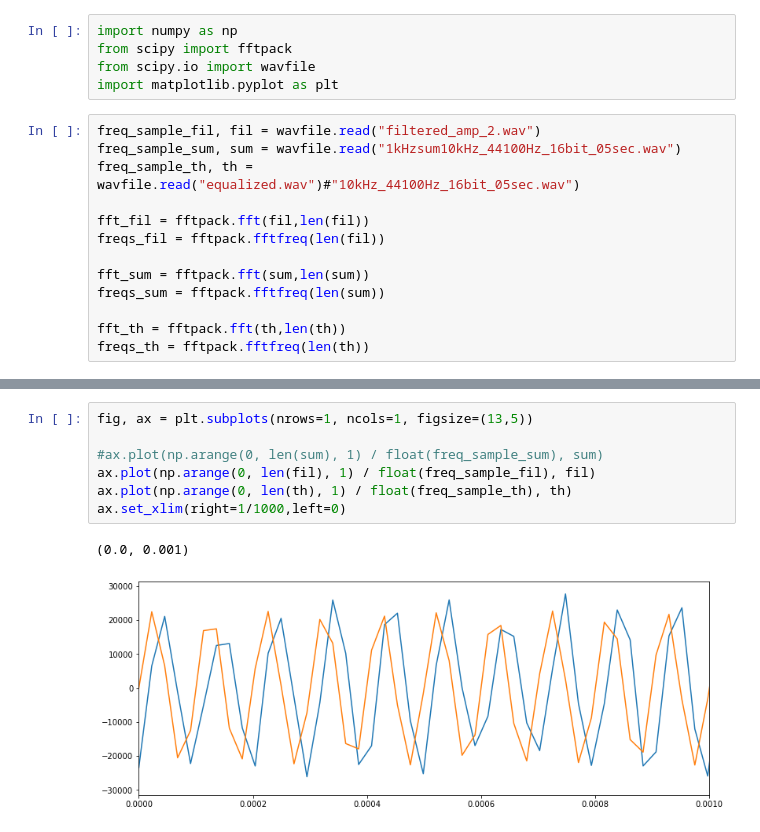
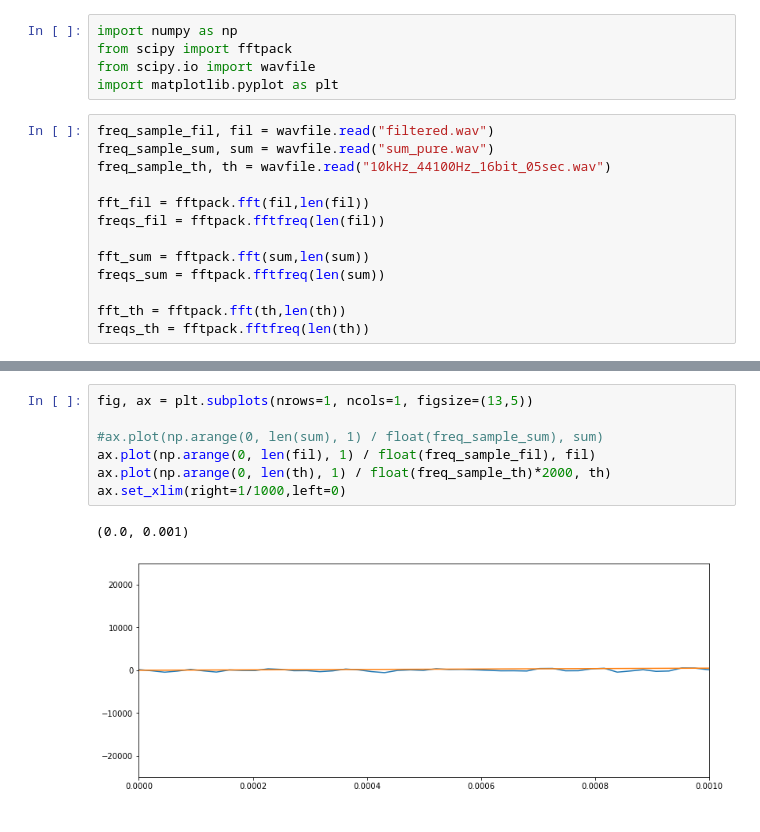
Before and after one commit to GiacomoFrn/MAPD_modA, a Jupyter notebook: tmp.ipynb, the cells around one changed output, grey strips where cells are left out. Drawn from its saved outputs; the diff is of its cells as text.

```diff
--- a/tmp.ipynb
+++ b/tmp.ipynb
@@ -107,9 +107,9 @@ from scipy import fftpack
 from scipy.io import wavfile
 import matplotlib.pyplot as plt
 # %%
-freq_sample_fil, fil = wavfile.read("filtered_amp_2.wav")
-freq_sample_sum, sum = wavfile.read("1kHzsum10kHz_44100Hz_16bit_05sec.wav")
-freq_sample_th, th = wavfile.read("equalized.wav")#"10kHz_44100Hz_16bit_05sec.wav")
+freq_sample_fil, fil = wavfile.read("filtered.wav")
+freq_sample_sum, sum = wavfile.read("sum_pure.wav")
+freq_sample_th, th = wavfile.read("10kHz_44100Hz_16bit_05sec.wav")
 
 fft_fil = fftpack.fft(fil,len(fil))
 freqs_fil = fftpack.fftfreq(len(fil))
@@ -139,10 +139,10 @@ Text(0.5, 1.0, 'Equalized')
 # %%
 fig, ax = plt.subplots(nrows=1, ncols=1, figsize=(13,5))
 
 #ax.plot(np.arange(0, len(sum), 1) / float(freq_sample_sum), sum)
 ax.plot(np.arange(0, len(fil), 1) / float(freq_sample_fil), fil)
-ax.plot(np.arange(0, len(th), 1) / float(freq_sample_th), th)
+ax.plot(np.arange(0, len(th), 1) / float(freq_sample_th)*2000, th)
 ax.set_xlim(right=1/1000,left=0)
 # %% [output]
 (0.0, 0.001)
-[figure, old version]
+[figure, new version]
```
Also changed, not shown: parts of 1 cell of this notebook, 2 other files.
